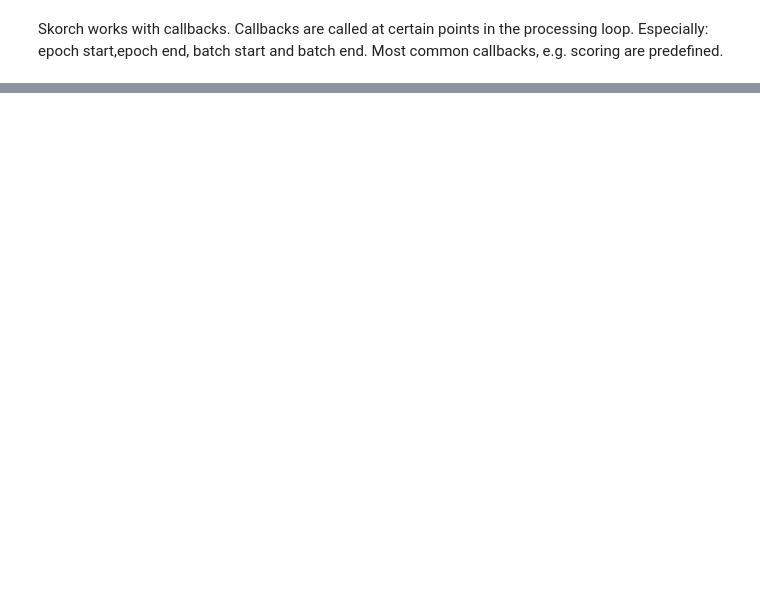
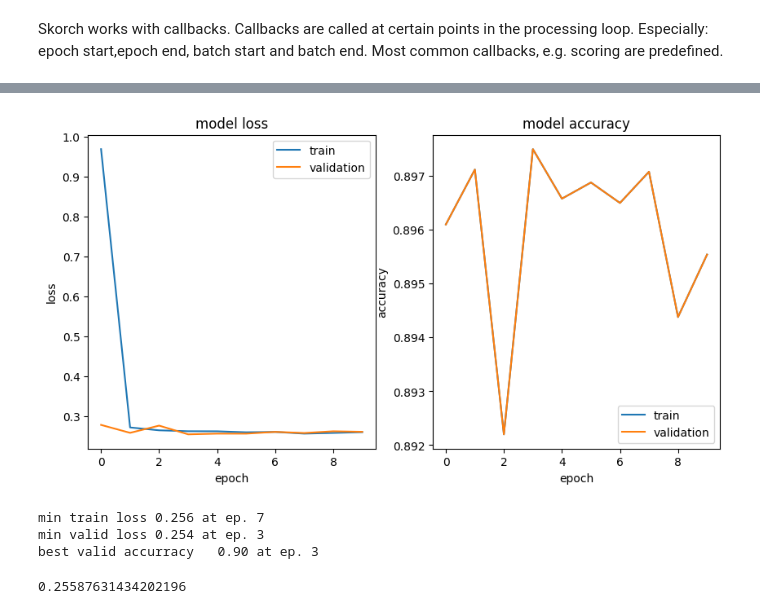
Before and after one commit to dkgithub/wiehl24, a Jupyter notebook: skorch.ipynb, the cells around one changed output, grey strips where cells are left out. Cells and saved outputs as stored; diff of their text form; code cells hidden in the pictures; blank space fills up the shorter version.

```diff
--- a/skorch.ipynb
+++ b/skorch.ipynb
@@ -136,0 +107,4 @@ model=myModel()
+# %%
+ds_train = makeDataset('train')
+ds_valid = makeDataset('valid')
+ds_test  = makeDataset('test')
@@ -167,4 +169,2 @@ net = NeuralNetClassifier(
     device=device
 )
-# %%
-net.fit(data_train, label_train)
@@ -199,0 +171,2 @@ data_train.shape,label_train.shape
+# %%
+net.fit(ds_train, ds_train.tensors[1])
@@ -199,0 +198,45 @@ data_train.shape,label_train.shape
+# %%
+def plotLearningCurvesSkorch(history,start=0,stop=None):
+  """
+  Usage plotLearningCurvesSkorch(history) with skorch net.history object
+        plotLearningCurvesSkorch(history,start)
+        plotLearningCurvesSkorch(history,start,stop)
+
+  """
+  if stop==None:stop=len(history)
+  plt.figure(figsize=(10,5))
+  # losses
+  plt.subplot(1,2,1)
+  plt.plot(history[start:stop,'train_loss'])
+  plt.plot(history[start:stop,'valid_loss'])
+  plt.title('model loss')
+  plt.ylabel('loss')
+  plt.xlabel('epoch')
+  plt.legend(['train','validation'], loc='upper right')
+  # accuracy plot
+  plt.subplot(1,2,2)
+  plt.plot(history[start:stop,'accuracy'])
+  plt.plot(history[start:stop,'valid_acc'])
+  plt.legend(['train','validation'], loc='lower right')
+  plt.title('model accuracy')
+  plt.ylabel('accuracy')
+  plt.xlabel('epoch')
+  plt.show()
+  minValid = np.argmin(history[:,'valid_loss'])
+  minTrain = np.argmin(history[:,'train_loss'])
+  maxAcc   = np.argmax(history[:,'valid_acc'])
+  print(f"min train loss {history[:,'train_loss'][minTrain]:5.3f} at ep. {minTrain}")
+  print(f"min valid loss {history[:,'valid_loss'][minValid]:5.3f} at ep. {minValid}")
+  print(f"best valid accurracy {history[:,'accuracy'][maxAcc]:6.2f} at ep. {maxAcc}")
+# %%
+plotLearningCurvesSkorch(net.history)
+# %% [output]
+[figure, added]
+min train loss 0.256 at ep. 7
+min valid loss 0.254 at ep. 3
+best valid accurracy   0.90 at ep. 3
+# %%
+minTrain=np.argmin(net.history[:,'train_loss'])
+net.history[:,'train_loss'][minTrain]
+# %% [output]
+0.25587631434202196
```
Also changed, not shown: parts of 16 cells of this notebook.
